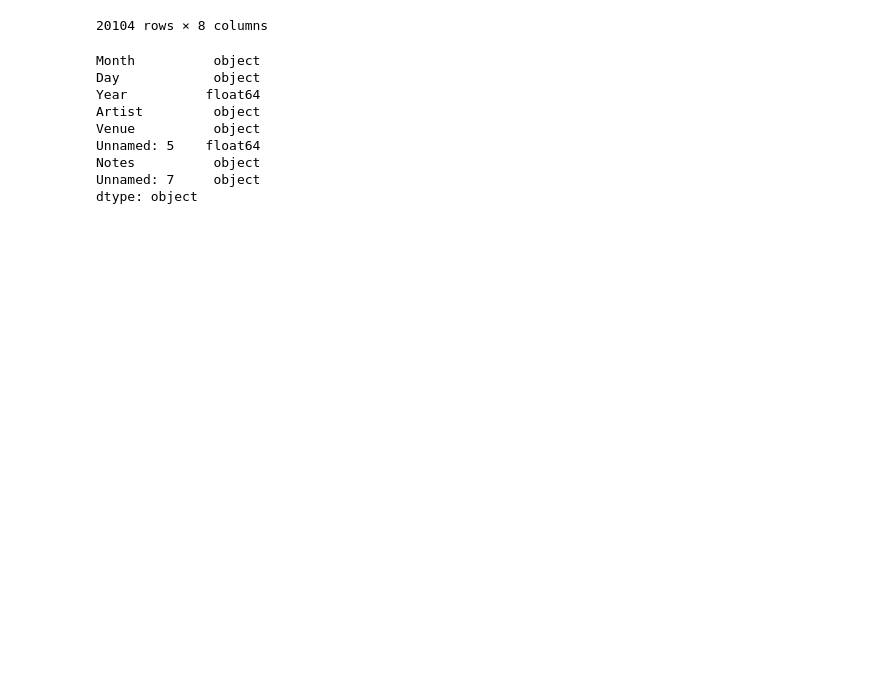
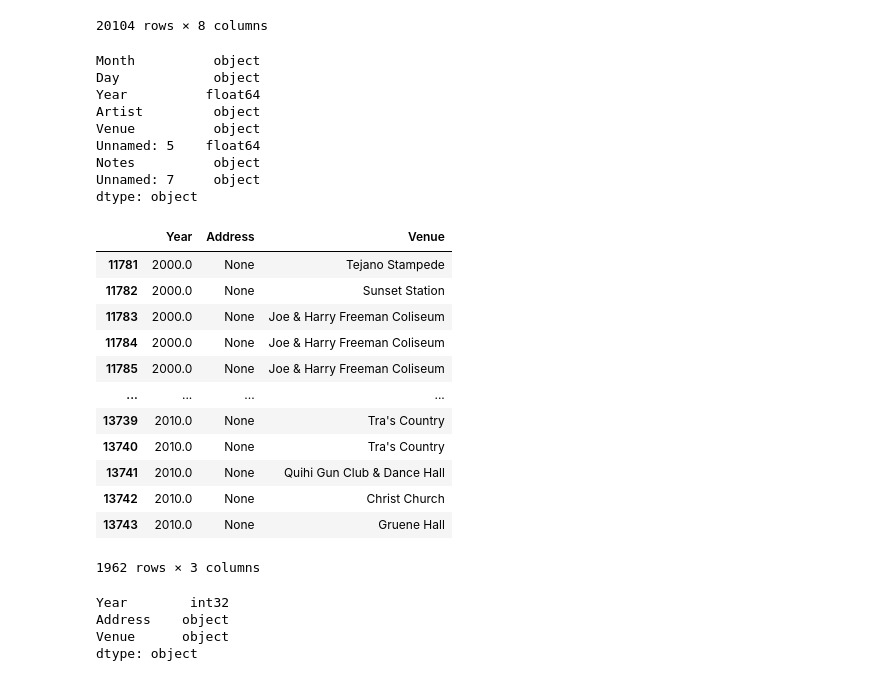
Before and after one commit to dianita956/TexasConcertVenue, a Jupyter notebook: venues_address.ipynb, the cells around one changed output. Drawn from its saved outputs; the diff is of its cells as text; code cells hidden in the pictures; blank space fills up the shorter version.

```diff
--- a/venues_address.ipynb
+++ b/venues_address.ipynb
@@ -11,8 +14,7 @@ from bs4 import BeautifulSoup
 # %%
-data = pd.read_excel("SanAntonioConcerts.xlsx")
+data = pd.read_excel("SanAntonioConcerts.xlsx", sheet_name='Year')
 
-vdf= pd.DataFrame(data)
-vdf
+data
 # %% [output]
 |  | Month | Day | Year | Artist | Venue | Unnamed: 5 | Notes | Unnamed: 7 |
 | 0 | June | 25 | 1869.0 | General Mason Farewell Party: San... | NaN | NaN | SAE 06/27/1869 p. 3 | NaN |
@@ -41,5 +41,34 @@ Unnamed: 5    float64
 Notes          object
 Unnamed: 7     object
 dtype: object
+# %%
+# adding address column
+data['Address'] = None
+
+# Filter the DataFrame based on a specific value range from 'col1' and select 'col2' and 'col3'
+filtered_data = data[(data['Year'] >= 2000) & (data['Year'] <= 2010)][['Year', 'Address','Venue']]
+
+filtered_data
+# %% [output]
+|  | Year | Address | Venue |
+| 11781 | 2000.0 | None | Tejano Stampede |
+| 11782 | 2000.0 | None | Sunset Station |
+| 11783 | 2000.0 | None | Joe & Harry Freeman Coliseum |
+| 11784 | 2000.0 | None | Joe & Harry Freeman Coliseum |
+| 11785 | 2000.0 | None | Joe & Harry Freeman Coliseum |
+| ... | ... | ... | ... |
+| 13739 | 2010.0 | None | Tra's Country |
+| 13740 | 2010.0 | None | Tra's Country |
+| 13741 | 2010.0 | None | Quihi Gun Club & Dance Hall |
+| 13742 | 2010.0 | None | Christ Church |
+| 13743 | 2010.0 | None | Gruene Hall |
+1962 rows × 3 columns
 # %%
-vdf['Year'] = vdf['Year'].fillna(-1).astype(int)
+filtered_data['Year'] = (filtered_data['Year']*1).astype(int)
+
+filtered_data.dtypes
+# %% [output]
+Year        int32
+Address    object
+Venue      object
+dtype: object
```
Also changed, not shown: parts of 8 cells of this notebook, 6 other files.
